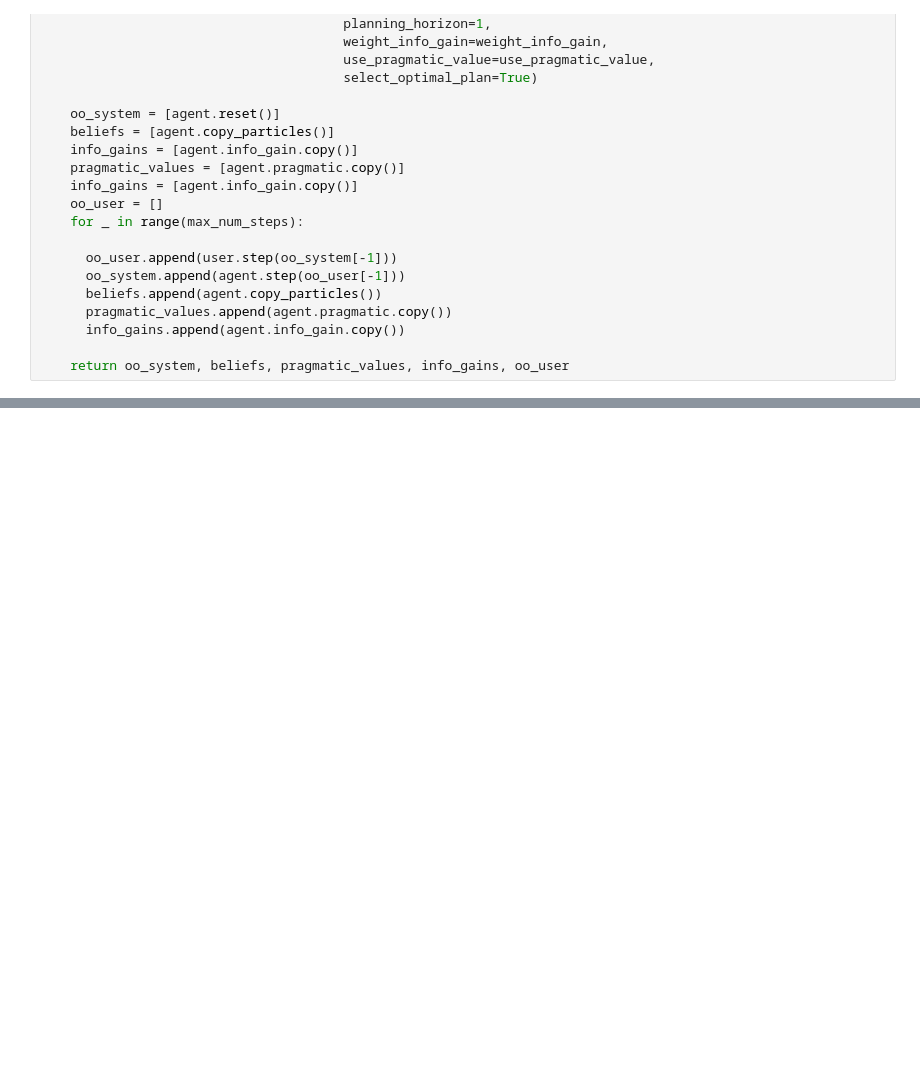
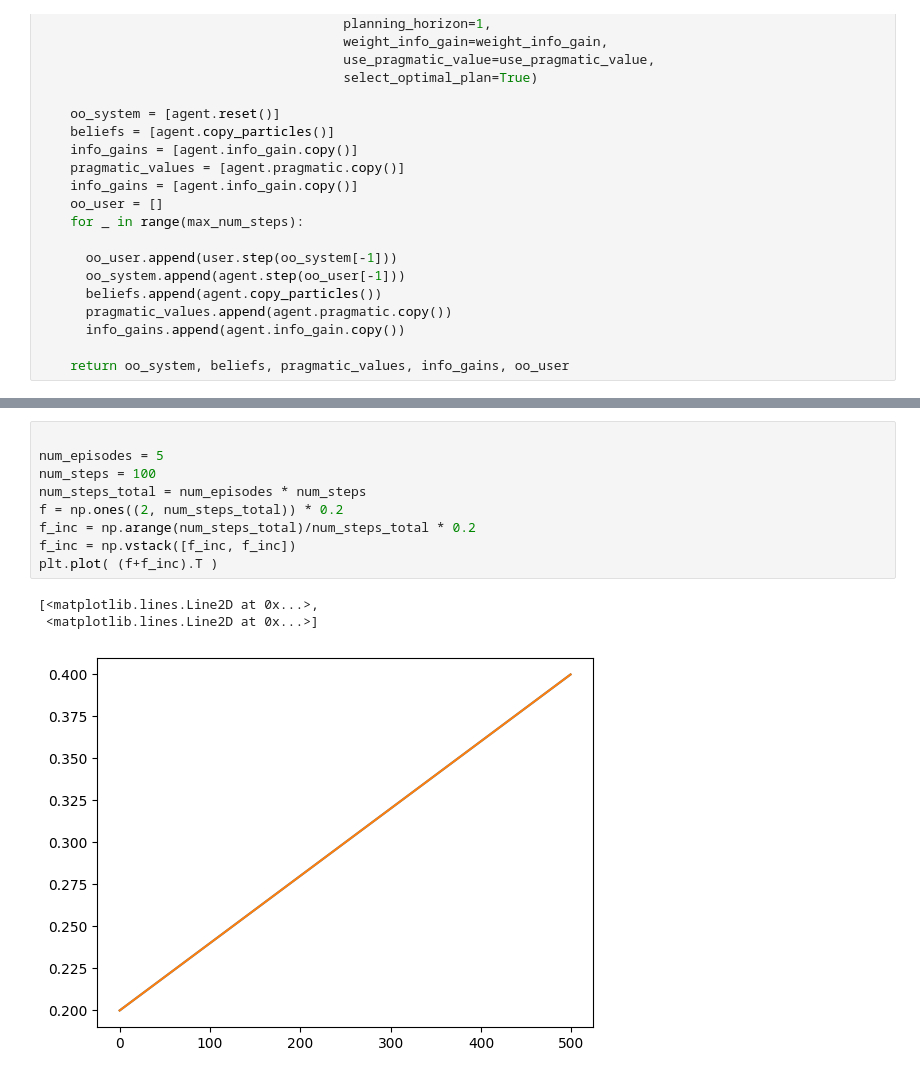
Before and after one commit to drsstein/iwai2024, a Jupyter notebook: code/ainf_experiment.ipynb, the cells around one changed output, grey strips where cells are left out. Saved outputs shown, nothing was run; the diff lists cells and outputs as text; blank space fills up the shorter version.

```diff
--- a/code/ainf_experiment.ipynb
+++ b/code/ainf_experiment.ipynb
@@ -145,3 +185,16 @@ def run_experiment_ainf(num_targets,
+# %%
+
+num_episodes = 5
+num_steps = 100
+num_steps_total = num_episodes * num_steps
+f = np.ones((2, num_steps_total)) * 0.2
+f_inc = np.arange(num_steps_total)/num_steps_total * 0.2
+f_inc = np.vstack([f_inc, f_inc])
+plt.plot( (f+f_inc).T )
+# %% [output]
+[<matplotlib.lines.Line2D at 0x...>,
+ <matplotlib.lines.Line2D at 0x...>]
+[figure, added]
 # %%
 k = 5
 num_targets = 2**k
```
Also changed, not shown: parts of 12 cells of this notebook, 3 other files.
